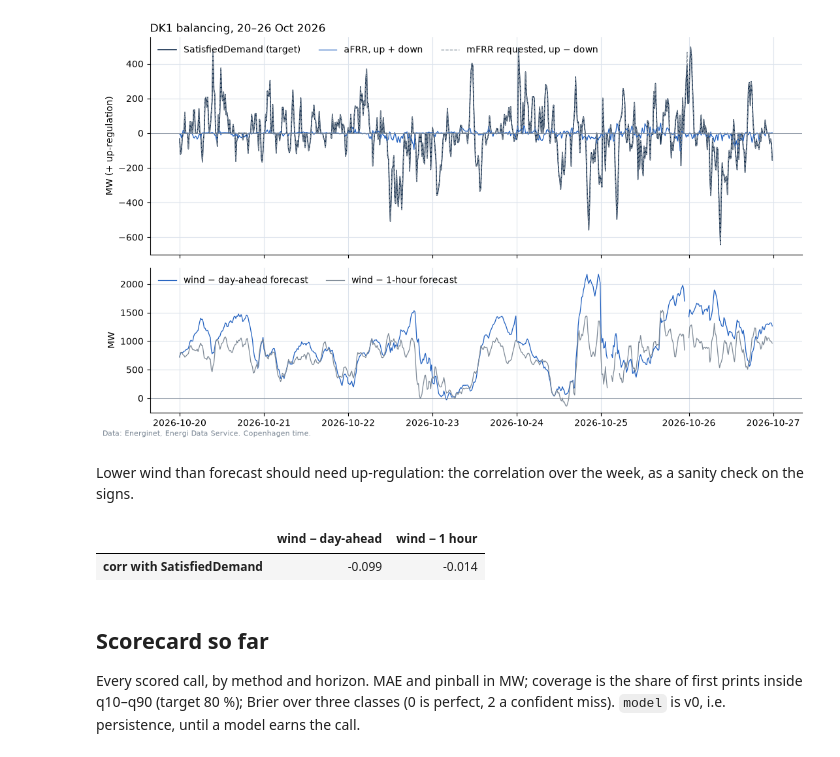
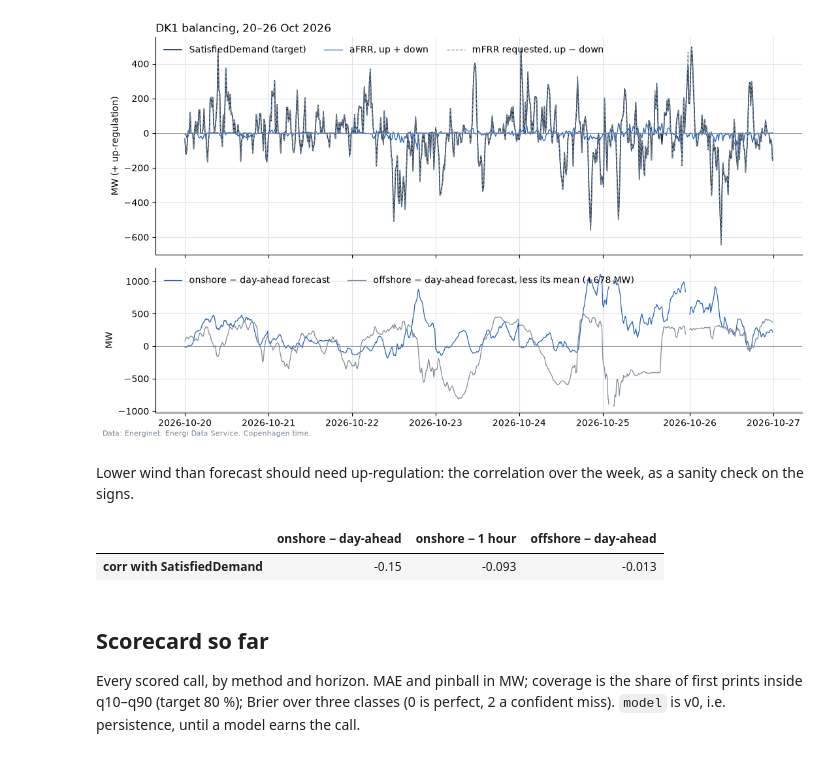
Before and after one commit to rikokardamow/nordcast, a Jupyter notebook: notebooks/01_look.ipynb, the cells around one changed output. Saved outputs shown, nothing was run; the diff lists cells and outputs as text; code cells hidden in the pictures.

```diff
--- a/notebooks/01_look.ipynb
+++ b/notebooks/01_look.ipynb
@@ -36,9 +36,11 @@ SERIES = [
     "afrr_down_mw",
     "mfrr_up_mw",
     "mfrr_down_mw",
-    "wind_mw",
-    "wind_fc_da_mw",
-    "wind_fc_1h_mw",
+    "wind_onshore_mw",
+    "wind_onshore_fc_da_mw",
+    "wind_onshore_fc_1h_mw",
+    "wind_offshore_mw",
+    "wind_offshore_fc_da_mw",
 ]
 with psycopg.connect(URL) as conn:
     frames = {
@@ -101,56 +103,55 @@ top.plot(
     df.index,
     df.mfrr_up_mw - df.mfrr_down_mw,
     color=GREY,
     lw=0.9,
     ls="--",
     label="mFRR requested, up − down",
 )
 top.axhline(0, color=GREY, lw=0.6)
 top.set_ylabel("MW (+ up-regulation)")
 top.legend(loc="upper left", frameon=False, ncol=3)
 top.set_title("DK1 balancing, 20–26 Oct 2026", loc="left")
 
+on_err = df.wind_onshore_mw - df.wind_onshore_fc_da_mw
+off_err = df.wind_offshore_mw - df.wind_offshore_fc_da_mw
+bottom.plot(df.index, on_err, color=BLUE, lw=0.9, label="onshore − day-ahead forecast")
 bottom.plot(
     df.index,
-    df.wind_mw - df.wind_fc_da_mw,
-    color=BLUE,
-    lw=0.9,
-    label="wind − day-ahead forecast",
-)
-bottom.plot(
-    df.index,
-    df.wind_mw - df.wind_fc_1h_mw,
+    off_err - off_err.mean(),
     color=GREY,
     lw=0.9,
-    label="wind − 1-hour forecast",
+    label=f"offshore − day-ahead forecast, less its mean ({off_err.mean():+.0f} MW)",
 )
 bottom.axhline(0, color=GREY, lw=0.6)
 bottom.set_ylabel("MW")
 bottom.legend(loc="upper left", frameon=False, ncol=2)
 fig.text(
     0.01,
     0.005,
     "Data: Energinet, Energi Data Service. Copenhagen time.",
     fontsize=8,
     color=GREY,
 )
 fig.tight_layout()
 fig.savefig("01_look.png", dpi=150, bbox_inches="tight")
 # %% [output]
-[figure, old version]
+[figure, new version]
 # %% [markdown]
 Lower wind than forecast should need up-regulation: the correlation over the week, as a sanity check on the signs.
 # %%
 pd.DataFrame(
     {
-        "wind − day-ahead": [df.satisfied_demand.corr(df.wind_mw - df.wind_fc_da_mw)],
-        "wind − 1 hour": [df.satisfied_demand.corr(df.wind_mw - df.wind_fc_1h_mw)],
+        "onshore − day-ahead": [df.satisfied_demand.corr(on_err)],
+        "onshore − 1 hour": [
+            df.satisfied_demand.corr(df.wind_onshore_mw - df.wind_onshore_fc_1h_mw)
+        ],
+        "offshore − day-ahead": [df.satisfied_demand.corr(off_err)],
     },
     index=["corr with SatisfiedDemand"],
 ).round(3)
 # %% [output]
-|  | wind − day-ahead | wind − 1 hour |
-| corr with SatisfiedDemand | -0.099 | -0.014 |
+|  | onshore − day-ahead | onshore − 1 hour | offshore − day-ahead |
+| corr with SatisfiedDemand | -0.15 | -0.093 | -0.013 |
 # %% [markdown]
 ## Scorecard so far
 
```
Also changed, not shown: parts of 2 cells of this notebook, 18 other files.
